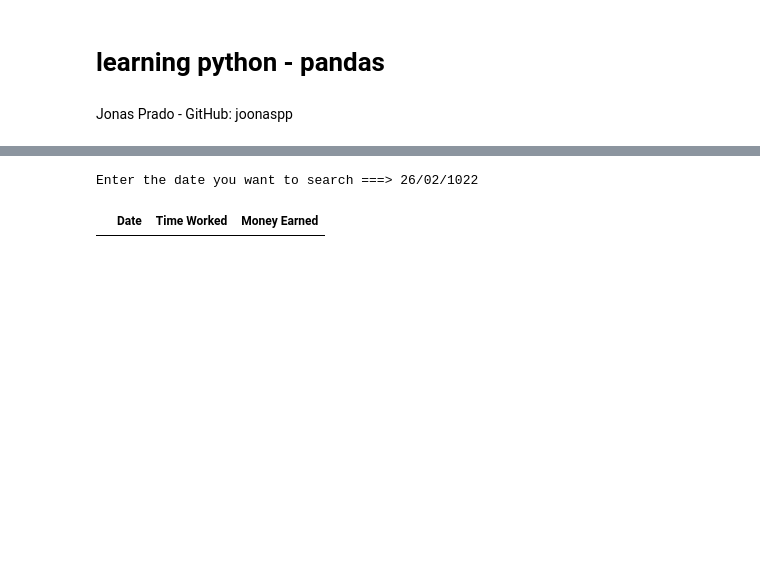
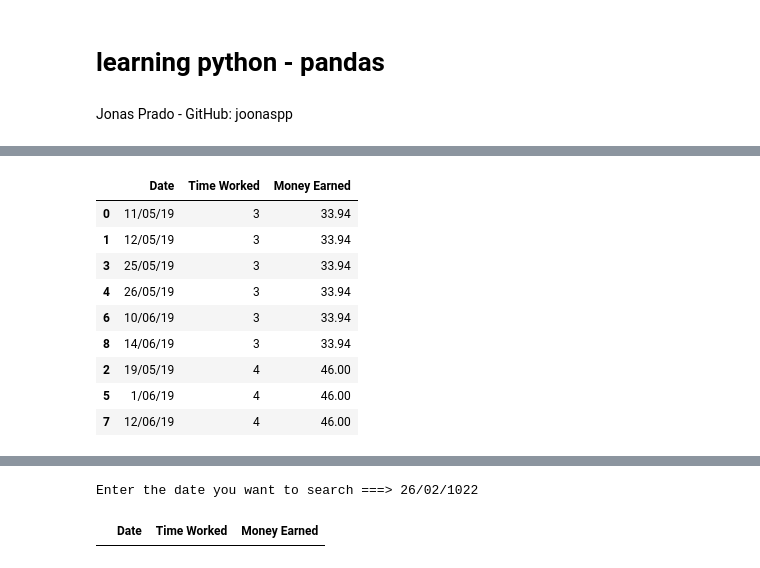
Before and after one commit to joonaspp/learning-library-python, a Jupyter notebook: learning_python_pandas.ipynb, the cells around one changed output, grey strips where cells are left out. Saved outputs shown, nothing was run; the diff lists cells and outputs as text; code cells hidden in the pictures; blank space fills up the shorter version.

```diff
--- a/learning_python_pandas.ipynb
+++ b/learning_python_pandas.ipynb
@@ -63,0 +209,14 @@ You have worked for a total of ====> 30 hours
+# %%
+#Ordenando valores em crescente
+df.sort_values()
+# %% [output]
+|  | Date | Time Worked | Money Earned |
+| 0 | 11/05/19 | 3 | 33.94 |
+| 1 | 12/05/19 | 3 | 33.94 |
+| 3 | 25/05/19 | 3 | 33.94 |
+| 4 | 26/05/19 | 3 | 33.94 |
+| 6 | 10/06/19 | 3 | 33.94 |
+| 8 | 14/06/19 | 3 | 33.94 |
+| 2 | 19/05/19 | 4 | 46.00 |
+| 5 | 1/06/19 | 4 | 46.00 |
+| 7 | 12/06/19 | 4 | 46.00 |
```
Also changed, not shown: parts of 27 cells of this notebook, 2 other files.
